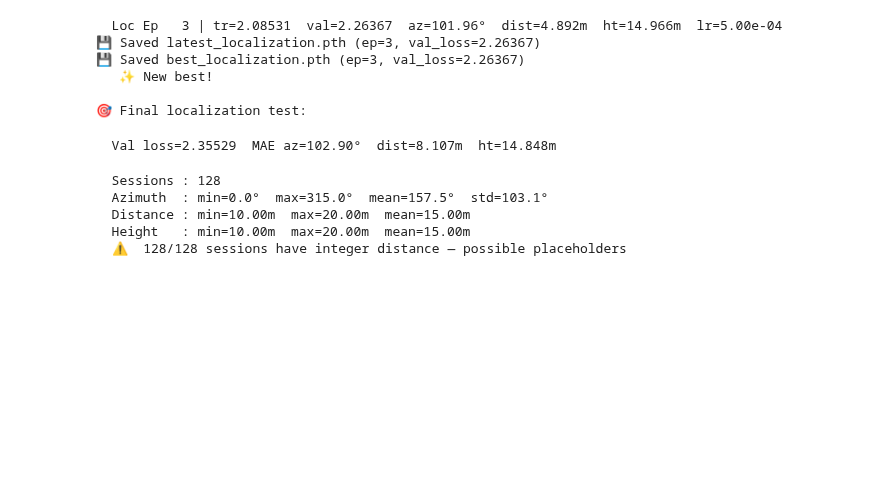
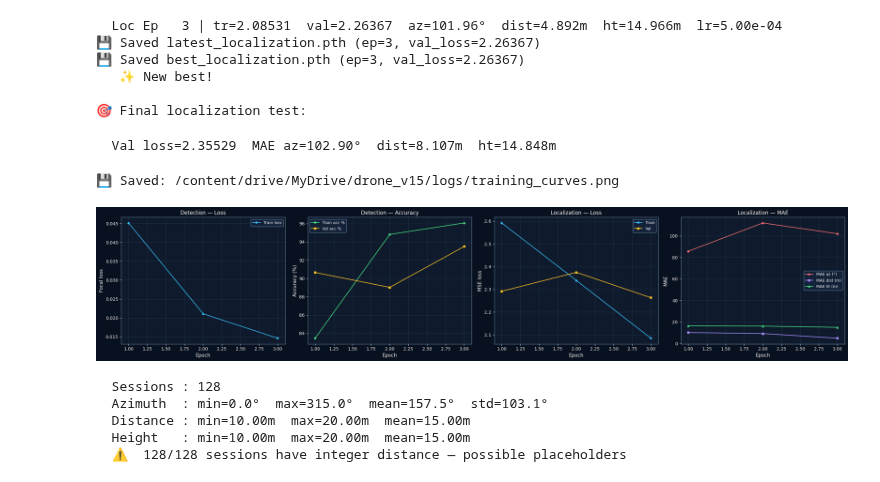
Before and after one commit to Raphtildai/drone-detection-api, a Jupyter notebook: deployment/v2/Training files/drone_detection/pipeline.ipynb, the cells around one changed output. Cells and saved outputs as stored; diff of their text form; code cells hidden in the pictures; blank space fills up the shorter version.

```diff
--- a/deployment/v2/Training files/drone_detection/pipeline.ipynb
+++ b/deployment/v2/Training files/drone_detection/pipeline.ipynb
@@ -444,6 +444,13 @@ train_localization(
 
 🎯 Final localization test:
   Val loss=2.35529  MAE az=102.90°  dist=8.107m  ht=14.848m
+# %%
+# Plotting training logs
+from drone_detection.visualization import plot_training_logs
+plot_training_logs(config)
+# %% [output]
+💾 Saved: /content/drive/MyDrive/drone_v15/logs/training_curves.png
+[figure, added]
 # %%
 # It audits the processed labels already written into: config.PROCESSED_DIR / "localization"
 
```
Also changed, not shown: parts of 5 cells of this notebook, 4 other files.
